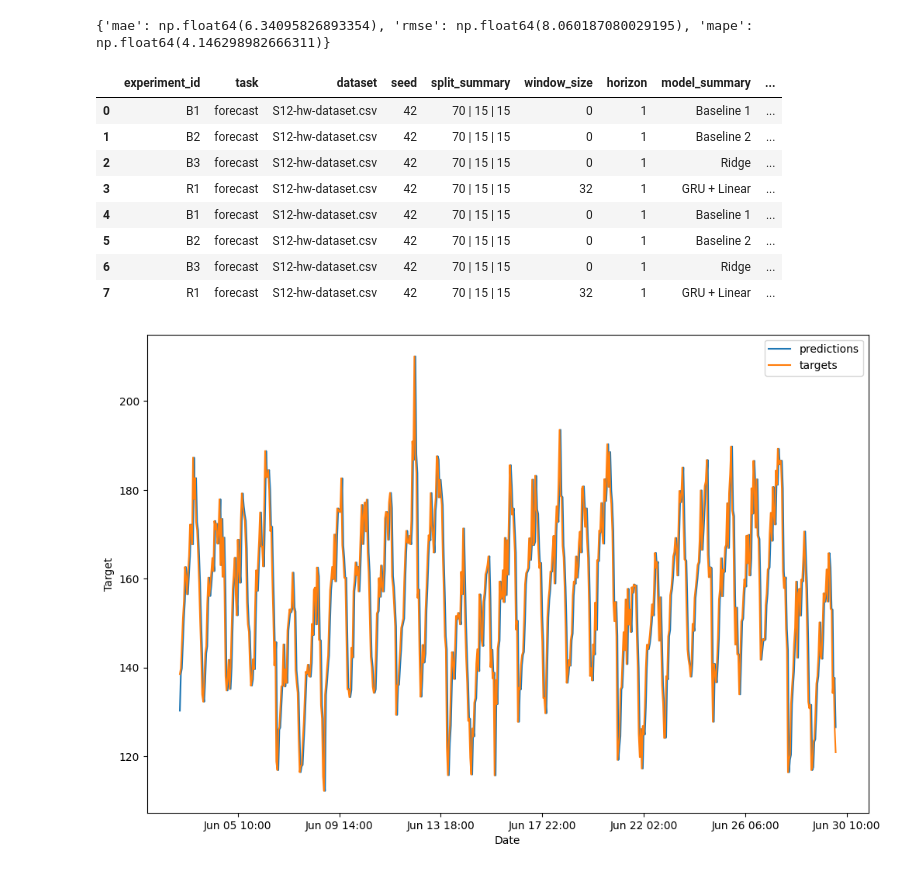
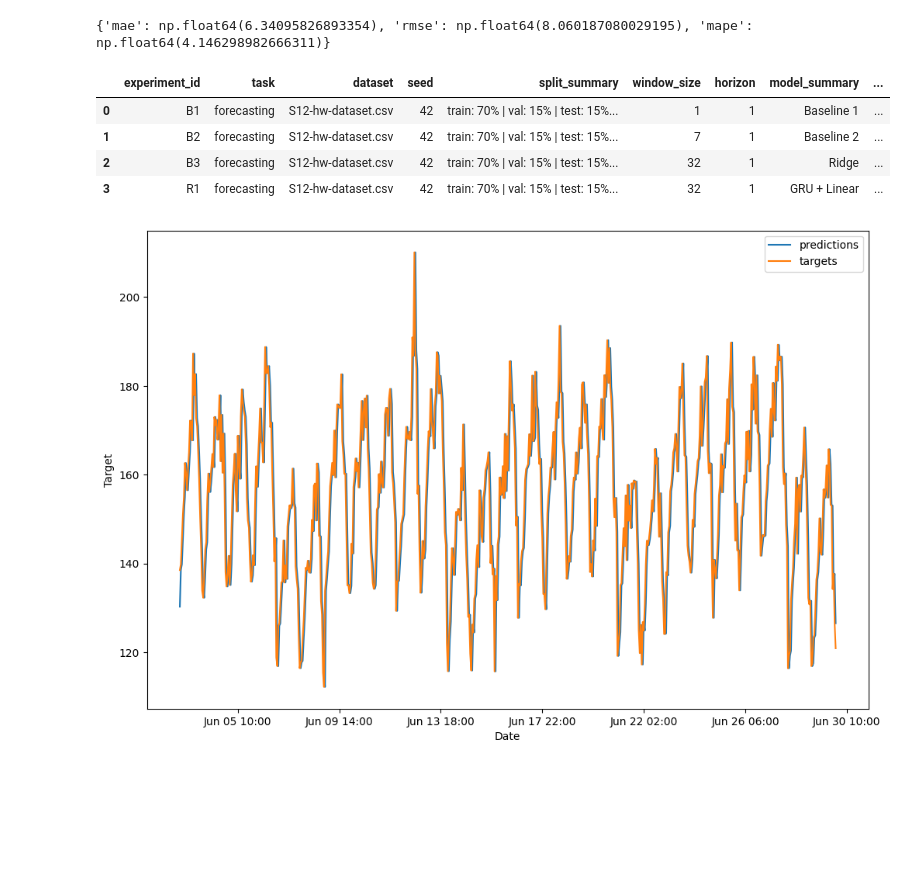
Before and after one commit to mazxal0/AI-Mirea-Course, a Jupyter notebook: homeworks/HW12/HW12.ipynb, the cells around one changed output. Saved outputs shown, nothing was run; the diff lists cells and outputs as text; code cells hidden in the pictures; blank space fills up the shorter version.

```diff
--- a/homeworks/HW12/HW12.ipynb
+++ b/homeworks/HW12/HW12.ipynb
@@ -26,7 +24,7 @@ def set_seed(seed: int) -> None:
 
 set_seed(SEED)
 
-device = 'cuda' if torch.cuda.is_available() else 'cpu'
+device = torch.device('cuda' if torch.cuda.is_available() else 'cpu')
 print('device:', device)
 # %% [output]
 device: cpu
@@ -206,10 +204,10 @@ train_X
 | 3013 | 135.43 | 153.50 | 159.62 | 134.731429 | 9.525008 | 0.974928 | -0.222521 |
 3014 rows × 7 columns
 # %%
-scaller = StandardScaler()
-train_scaller = scaller.fit_transform(train_X)
-val_scaller = scaller.transform(val_X)
-test_scaller = scaller.transform(test_X)
+scaler = StandardScaler()
+train_scaler = scaler.fit_transform(train_X)
+val_scaler = scaler.transform(val_X)
+test_scaler = scaler.transform(test_X)
 # %%
 def make_windows(
         X: pd.DataFrame | np.ndarray,
@@ -412,9 +410,9 @@ model = Ridge(
     random_state=SEED,
 )
 
-model.fit(X=train_scaller, y=train_Y)
+model.fit(X=train_scaler, y=train_Y)
 
-preds = model.predict(val_scaller)
+preds = model.predict(val_scaler)
 metrics_b3 = metrics(preds, val_Y)
 print(metrics_b3)
 # %% [output]
@@ -445,9 +443,9 @@ model = Model(7, 32, 1, 0).to(device)
 optimizer = optim.Adam(params=model.parameters(), lr=1e-3)
 criterion = nn.L1Loss()
 # %%
-x_train_wins, y_trains_wins = make_windows(train_scaller ,train_Y.values, window_size=32)
+x_train_wins, y_trains_wins = make_windows(train_scaler ,train_Y.values, window_size=32)
 x_train_wins = torch.tensor(x_train_wins, dtype=torch.float32).to(device)
-x_val_wins, y_vals_wins = make_windows(val_scaller, val_Y.values, window_size=32)
+x_val_wins, y_vals_wins = make_windows(val_scaler, val_Y.values, window_size=32)
 x_val_wins = torch.tensor(x_val_wins, dtype=torch.float32).to(device)
 
 train_dataset = CustomDataset(x_train_wins, y_trains_wins)
@@ -583,14 +585,14 @@ def add_run(runs_df, experiment_id, task, dataset, seed, split_summary, window_s
 # Используем функцию для каждого эксперимента
 RUNS = add_run(RUNS,
                experiment_id='B1',
-               task='forecast',
+               task='forecasting',
                dataset='S12-hw-dataset.csv',
                seed=SEED,
-               split_summary='70 | 15 | 15',
-               window_size=0,
+               split_summary='train: 70% | val: 15% | test: 15%, (temporal split, without shuffle)',
+               window_size=1,
                horizon=1,
                model_summary='Baseline 1',
-               features_summary='6 features + 1',
+               features_summary='lag_1',
                scaler='StandardScaler',
                optimizer=None,
                lr=None,
@@ -601,77 +603,85 @@ RUNS = add_run(RUNS,
                test_mae=test_metrics['mae'],
                test_rmse=test_metrics['rmse'],
                test_mape=test_metrics['mape'],
+               notes='naive baseline last value'
 )
 
 RUNS = add_run(RUNS,
                experiment_id='B2',
-               task='forecast',
+               task='forecasting',
                dataset='S12-hw-dataset.csv',
                seed=SEED,
-               split_summary='70 | 15 | 15',
-               window_size=0,
+               split_summary='train: 70% | val: 15% | test: 15%, (temporal split, without shuffle)',
+               window_size=7,
                horizon=1,
                model_summary='Baseline 2',
-               features_summary='6 features + 1',
+               features_summary='rolling_mean_7',
                scaler='StandardScaler',
                optimizer=None,
                lr=None,
                epochs_trained=None,
                best_val_mae=metrics_b2_val['mae'],
                best_val_rmse=metrics_b2_val['rmse'],
-               best_val_mape=metrics_b2_val['mape']
+               best_val_mape=metrics_b2_val['mape'],
+               test_mae=np.nan,
+               test_rmse=np.nan,
+               test_mape=np.nan,
+               notes='moving average baseline',
 )
 
 RUNS = add_run(RUNS,
                experiment_id='B3',
-               task='forecast',
+               task='forecasting',
                dataset='S12-hw-dataset.csv',
                seed=SEED,
-               split_summary='70 | 15 | 15',
-               window_size=0,
+               split_summary='train: 70% | val: 15% | test: 15%, (temporal split, without shuffle)',
+               window_size=32,
                horizon=1,
                model_summary='Ridge',
-               features_summary='6 features + 1',
+               features_summary='lag_7, lag_14, lag_1, rolling_mean_7, rolling_std_7, sin_weekday, cos_weekday',
                scaler='StandardScaler',
                optimizer=None,
                lr=None,
                epochs_trained=None,
                best_val_mae=metrics_b3['mae'],
                best_val_rmse=metrics_b3['rmse'],
-               best_val_mape=metrics_b3['mape']
+               best_val_mape=metrics_b3['mape'],
+               test_mae=np.nan,
+               test_rmse=np.nan,
+               test_mape=np.nan,
+               notes='Ridge baseline',
 )
 
 RUNS = add_run(RUNS,
                experiment_id='R1',
-               task='forecast',
+               task='forecasting',
                dataset='S12-hw-dataset.csv',
                seed=SEED,
-               split_summary='70 | 15 | 15',
+               split_summary='train: 70% | val: 15% | test: 15%, (temporal split, without shuffle)',
                window_size=32,
                horizon=1,
                model_summary='GRU + Linear',
-               features_summary='6 features + 1',
+               features_summary='lag_7, lag_14, lag_1, rolling_mean_7, rolling_std_7, sin_weekday, cos_weekday',
                scaler='StandardScaler',
                optimizer='Adam',
                lr='1e-3',
                epochs_trained='80',
                best_val_mae=metrics_r1['mae'],
                best_val_rmse=metrics_r1['rmse'],
-               best_val_mape=metrics_r1['mape']
+               best_val_mape=metrics_r1['mape'],
+               test_mae=np.nan,
+               test_rmse=np.nan,
+               test_mape=np.nan,
 )
 
 save_runs(RUNS, './artifacts/runs.csv')
 RUNS
 # %% [output]
 |  | experiment_id | task | dataset | seed | split_summary | window_size | horizon | model_summary | ... |
-| 0 | B1 | forecast | S12-hw-dataset.csv | 42 | 70 | 15 | 15 | 0 | 1 | Baseline 1 | ... |
-| 1 | B2 | forecast | S12-hw-dataset.csv | 42 | 70 | 15 | 15 | 0 | 1 | Baseline 2 | ... |
-| 2 | B3 | forecast | S12-hw-dataset.csv | 42 | 70 | 15 | 15 | 0 | 1 | Ridge | ... |
-| 3 | R1 | forecast | S12-hw-dataset.csv | 42 | 70 | 15 | 15 | 32 | 1 | GRU + Linear | ... |
-| 4 | B1 | forecast | S12-hw-dataset.csv | 42 | 70 | 15 | 15 | 0 | 1 | Baseline 1 | ... |
-| 5 | B2 | forecast | S12-hw-dataset.csv | 42 | 70 | 15 | 15 | 0 | 1 | Baseline 2 | ... |
-| 6 | B3 | forecast | S12-hw-dataset.csv | 42 | 70 | 15 | 15 | 0 | 1 | Ridge | ... |
-| 7 | R1 | forecast | S12-hw-dataset.csv | 42 | 70 | 15 | 15 | 32 | 1 | GRU + Linear | ... |
+| 0 | B1 | forecasting | S12-hw-dataset.csv | 42 | train: 70% | val: 15% | test: 15%... | 1 | 1 | Baseline 1 | ... |
+| 1 | B2 | forecasting | S12-hw-dataset.csv | 42 | train: 70% | val: 15% | test: 15%... | 7 | 1 | Baseline 2 | ... |
+| 2 | B3 | forecasting | S12-hw-dataset.csv | 42 | train: 70% | val: 15% | test: 15%... | 32 | 1 | Ridge | ... |
+| 3 | R1 | forecasting | S12-hw-dataset.csv | 42 | train: 70% | val: 15% | test: 15%... | 32 | 1 | GRU + Linear | ... |
 # %%
 train_df, val_df, test_df = temporal_split(df, 0.7, 0.15)
 test_df['date'] = pd.to_datetime(test_df['date'])
```
Also changed, not shown: parts of 3 cells of this notebook, 11 other files.
